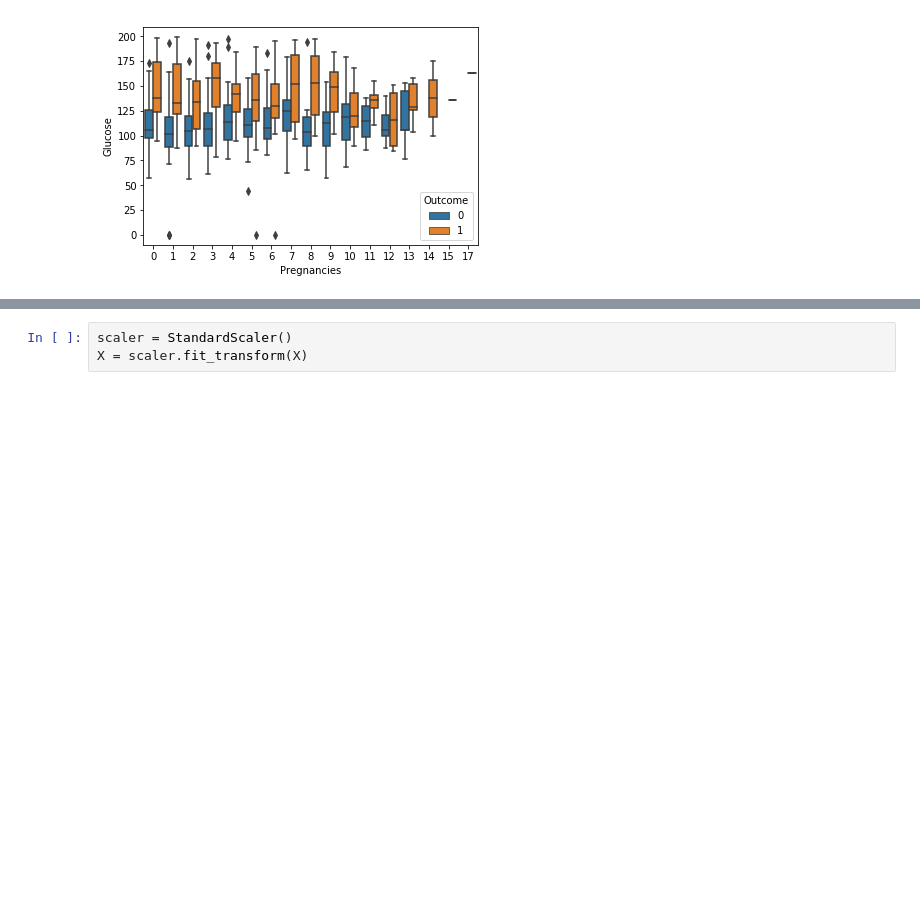
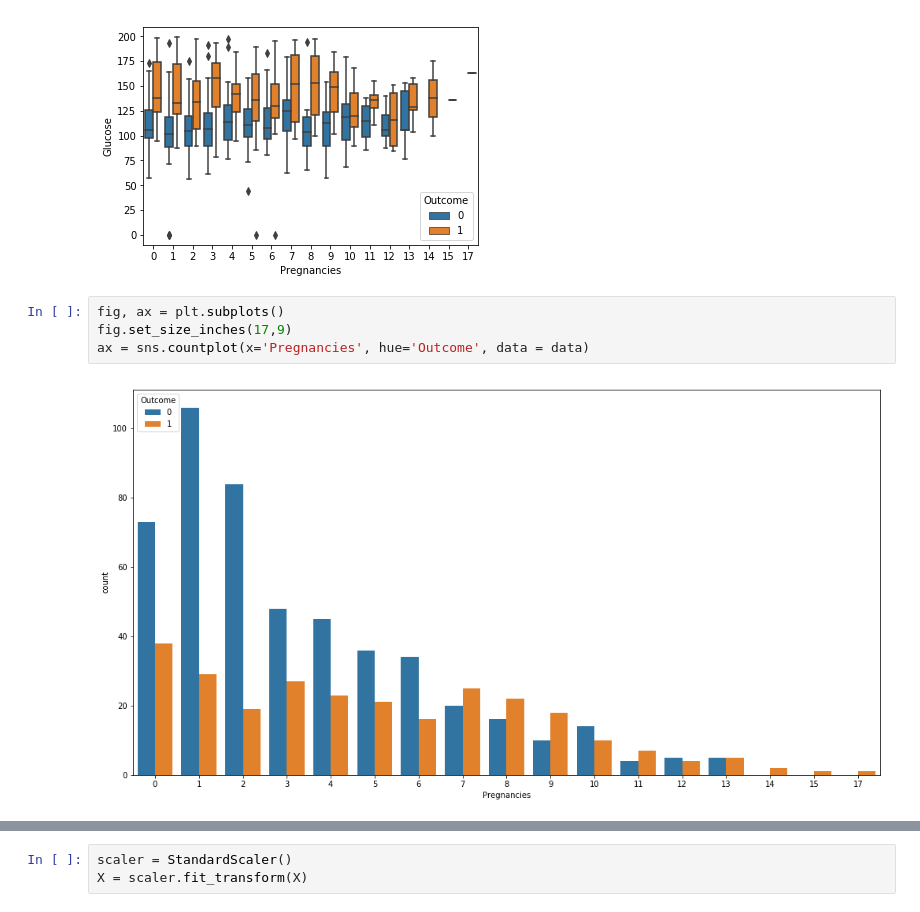
Before and after one commit to setijo01/DS420_Midterm, a Jupyter notebook: DS420_Midterm_PimaIndianDiabetes.ipynb, the cells around one changed output, grey strips where cells are left out. Saved outputs shown, nothing was run; the diff lists cells and outputs as text; blank space fills up the shorter version.

```diff
--- a/DS420_Midterm_PimaIndianDiabetes.ipynb
+++ b/DS420_Midterm_PimaIndianDiabetes.ipynb
@@ -115,5 +111,11 @@ ax = sns.barplot(x='Pregnancies', y= 'Age', hue='Outcome', data = data)
 ax = sns.boxplot(x='Pregnancies', y= 'Glucose', hue='Outcome', data = data)
 # %% [output]
 [figure]
+# %%
+fig, ax = plt.subplots()
+fig.set_size_inches(17,9)
+ax = sns.countplot(x='Pregnancies', hue='Outcome', data = data)
+# %% [output]
+[figure, added]
 # %%
 fig, ax = plt.subplots()
```
Also changed, not shown: parts of 3 cells of this notebook.
